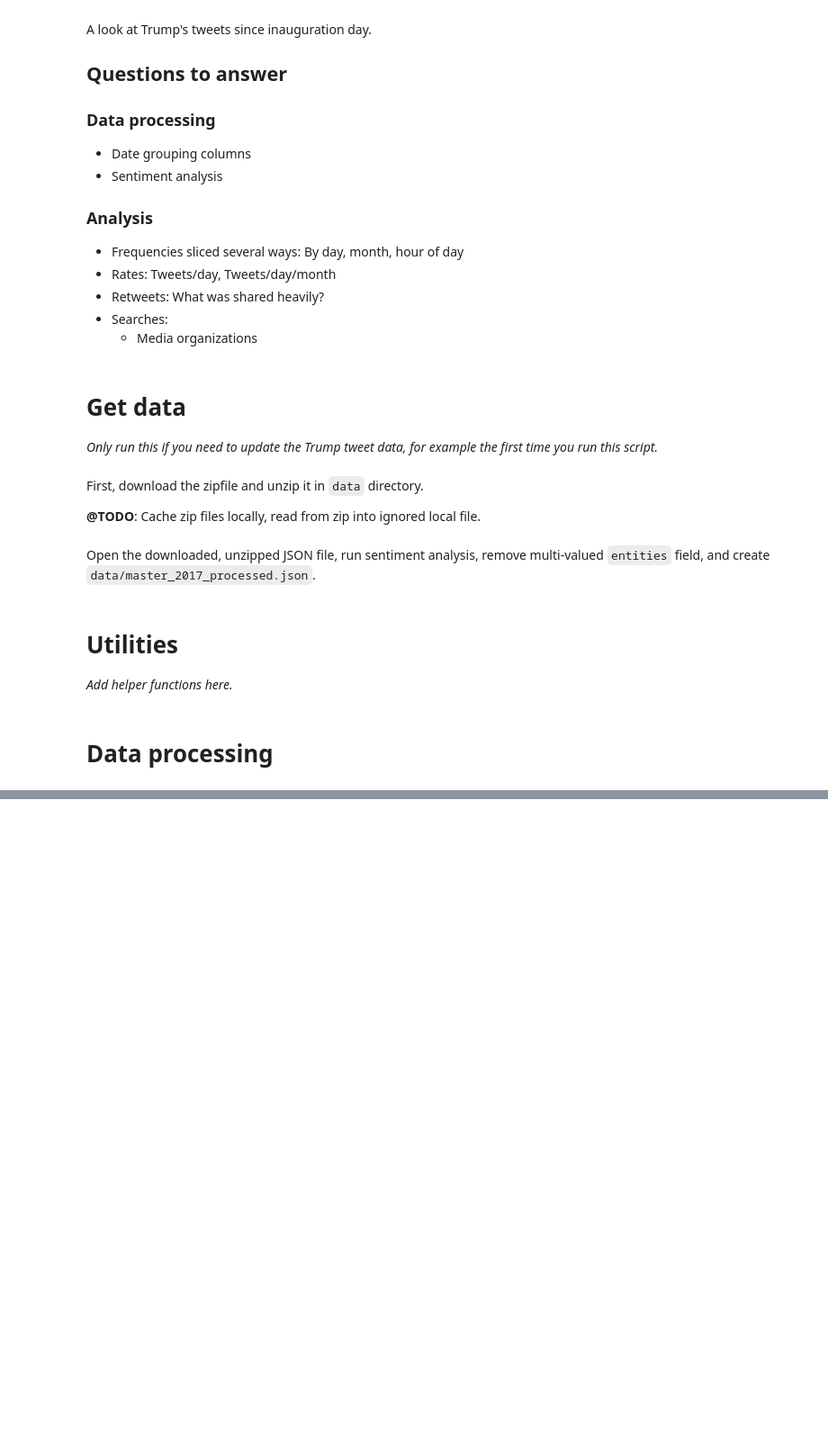
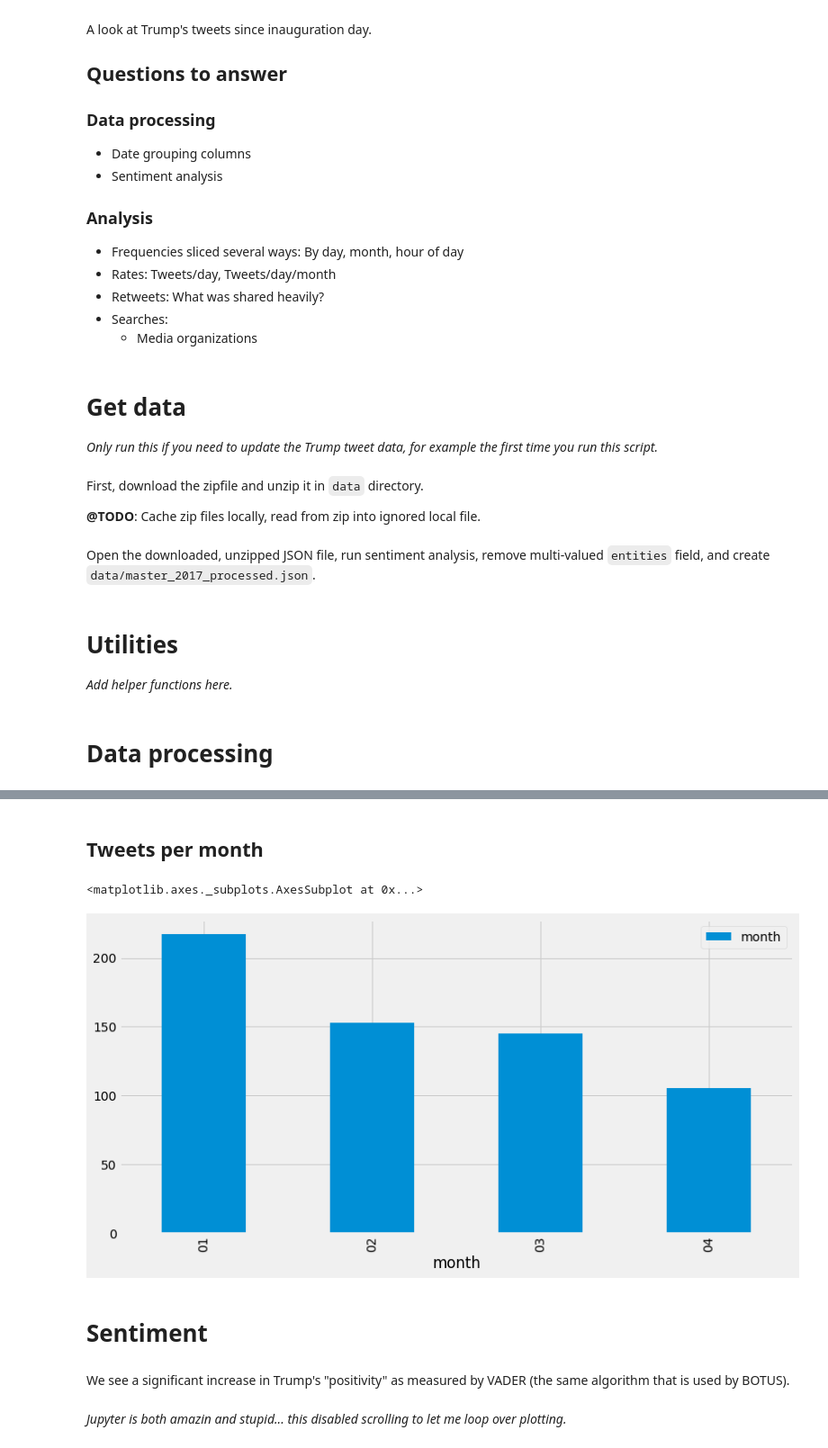
Before and after one commit to nprapps/trump-tweet-analysis, a Jupyter notebook: trump-tweets.ipynb, the cells around one changed output, grey strips where cells are left out. Shown at 90% size. Cells and saved outputs as stored; diff of their text form; code cells hidden in the pictures; blank space fills up the shorter version.

```diff
--- a/trump-tweets.ipynb
+++ b/trump-tweets.ipynb
@@ -141,0 +175,14 @@ dict(tweets.rows[0])
+# %% [markdown]
+## Tweets per month
+# %%
+tweetsPerMonth = tweets[['month']].groupby(tweets['month']).count()
+tweetsPerMonth.plot(kind='bar')
+# %% [output]
+<matplotlib.axes._subplots.AxesSubplot at 0x...>
+[figure, added]
+# %% [markdown]
+# Sentiment
+# %% [markdown]
+We see a significant increase in Trump's "positivity" as measured by VADER (the same algorithm that is used by BOTUS).
+# %% [markdown]
+_Jupyter is both amazin and stupid... this disabled scrolling to let me loop over plotting._
```
Also changed, not shown: parts of 63 cells of this notebook.
